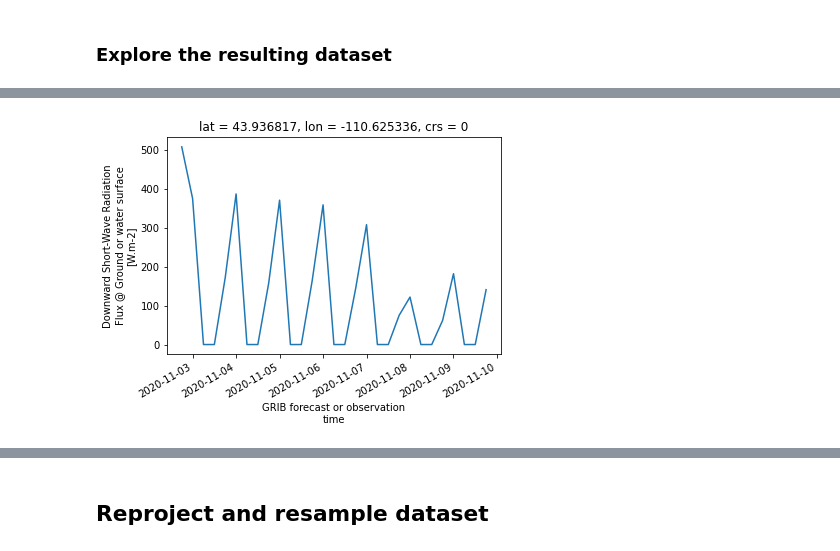
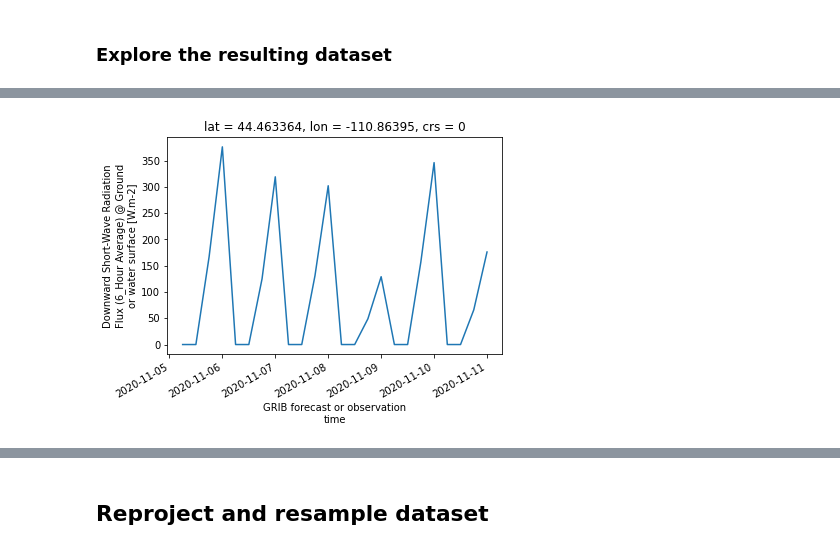
Before and after one commit to snowmodel-tools/preprocess_python, a Jupyter notebook: CFSv2_fromNCEI_TDS.ipynb, the cells around one changed output, grey strips where cells are left out. Drawn from its saved outputs; the diff is of its cells as text; code cells hidden in the pictures.

Commit message:
CFSv2 notebook now processes the right product
CFSv2 notebook upgraded to process the product we actually wanted:  CFSv2 Operational Analysis - 6-Hourly Surface and Radiative Fluxes (FLX)

```diff
--- a/CFSv2_fromNCEI_TDS.ipynb
+++ b/CFSv2_fromNCEI_TDS.ipynb
@@ -118,3 +85,6 @@ grb2datasets[0], grb2datasets[-1]
+# %%
+start_date = '2020-11-05'
+end_date = '2020-11-10'
 # %% [markdown]
 ## Data request and filtering
 Includes filtering and selection scheme.
@@ -128,9 +98,9 @@ variable_names = [
     'v-component_of_wind_height_above_ground',
     'Pressure_surface',
     'Specific_humidity_height_above_ground',
-    'Precipitation_rate_surface',
+    'Precipitation_rate_surface_6_Hour_Average',
     'Downward_Long-Wave_Radp_Flux_surface',
-    'Downward_Short-Wave_Radiation_Flux_surface'
+    'Downward_Short-Wave_Radiation_Flux_surface_6_Hour_Average',
 ]
 # %%
 def get_subset_as_xrds(tds_ds, var_lst, bbox):
@@ -163,7 +133,11 @@ def concatds_cleanup(ds_lst, crs, grid_mapping_name='crs'):
     - Remove the coordinate variables themselves
     """
 
-    ds = xr.concat(ds_lst, dim='time').drop_vars('GaussLatLon_Projection')
+    # Assumes the data variables returned use two identical time dimensions, 'time' and 'time1'
+    # Concatenate on time1, drop the orphaned time dim, then rename time1 to time
+    ds = xr.concat(ds_lst, dim='time1').drop_vars('GaussLatLon_Projection')
+    ds = ds.drop_dims('time').rename({'time1':'time'})
+
     ds.rio.write_crs(crs, grid_mapping_name=grid_mapping_name, inplace=True);
 
     # longitude rewrap
@@ -213,0 +165,18 @@ Wall time: 1min 50s
+# %%
+%%time
+
+data_ds_lst = []
+for day in pd.date_range(start=start_date, end=end_date):
+    print(day)
+    cfsv2_cat = TDSCatalog(f"{tds_base_url}/{day:%Y}/{day:%Y%m}/{day:%Y%m%d}/catalog.xml")
+    # Step through time steps (UTC times)
+    for t in [0, 6, 12, 18]:
+        grb2_fname = f"cdas1.t{t:02d}z.sfluxgrbf06.grib2"
+        grb2_tds = cfsv2_cat.datasets[grb2_fname]
+        xrds = get_subset_as_xrds(grb2_tds, variable_names, geobbox)
+        for v in variable_names:
+            # Most of the variables are assigned time1, so it should be more efficient to do the rename on 'time'
+            if 'time' in xrds[v].dims:
+                xrds[v] = xrds[v].rename({'time': 'time1'})
+
+        data_ds_lst.append(xrds)
@@ -249,7 +239,7 @@ print_cellsizes(data_ds.lon, 0), print_cellsizes(data_ds.lat, 0), print_cellsize
 # %%
-data_ds['Downward_Short-Wave_Radiation_Flux_surface'].isel(lon=1, lat=1).plot();
+data_ds['Downward_Short-Wave_Radiation_Flux_surface_6_Hour_Average'].isel(lon=1, lat=1).plot();
 # %% [output]
-[figure, old version]
+[figure, new version]
 # %%
 data_ds.Temperature_height_above_ground.sel(time='2020-10-19 07:00', method="nearest").plot();
 # %% [output]
```
Also changed, not shown: parts of 44 cells of this notebook, 2 other files.
